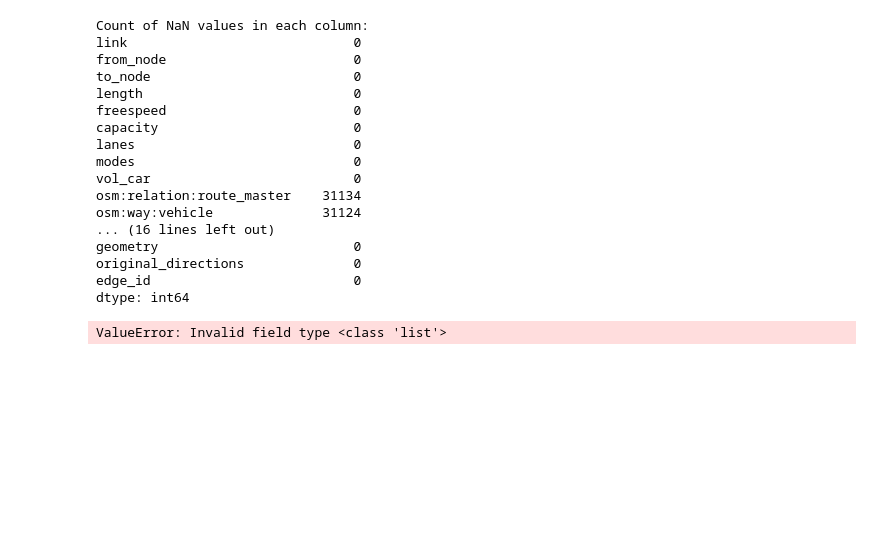
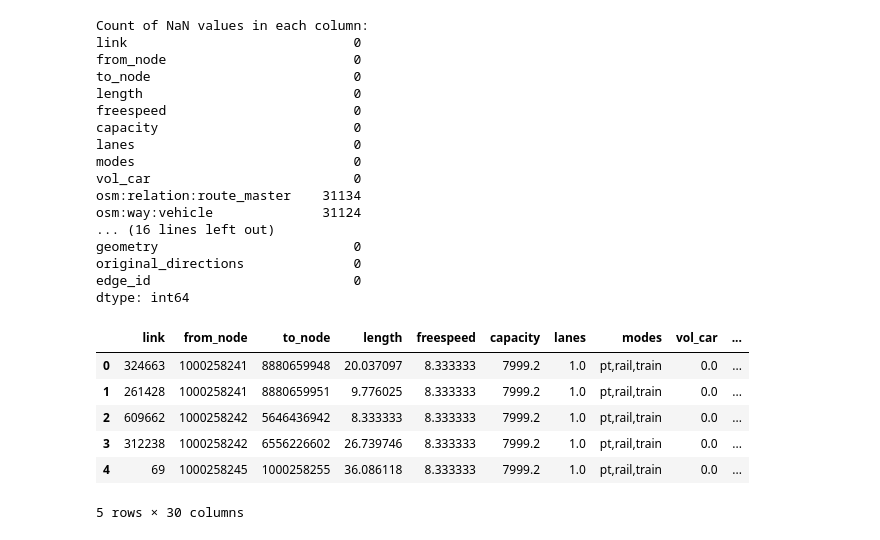
Before and after one commit to enatterer/matsim-ile-de-france, a Jupyter notebook: ile_de_france/src/main/python/process_output_of_simulations/create_base_links_pop_1pm.ipynb, the cells around one changed output. Cells and saved outputs as stored; diff of their text form; code cells hidden in the pictures; blank space fills up the shorter version.

```diff
--- a/ile_de_france/src/main/python/process_output_of_simulations/create_base_links_pop_1pm.ipynb
+++ b/ile_de_france/src/main/python/process_output_of_simulations/create_base_links_pop_1pm.ipynb
@@ -326,13 +306,23 @@ geometry                         0
 original_directions              0
 edge_id                          0
 dtype: int64
+# %%
+links_without_duplicates.head()
+# %% [output]
+|  | link | from_node | to_node | length | freespeed | capacity | lanes | modes | vol_car | ... |
+| 0 | 324663 | 1000258241 | 8880659948 | 20.037097 | 8.333333 | 7999.2 | 1.0 | pt,rail,train | 0.0 | ... |
+| 1 | 261428 | 1000258241 | 8880659951 | 9.776025 | 8.333333 | 7999.2 | 1.0 | pt,rail,train | 0.0 | ... |
+| 2 | 609662 | 1000258242 | 5646436942 | 8.333333 | 8.333333 | 7999.2 | 1.0 | pt,rail,train | 0.0 | ... |
+| 3 | 312238 | 1000258242 | 6556226602 | 26.739746 | 8.333333 | 7999.2 | 1.0 | pt,rail,train | 0.0 | ... |
+| 4 | 69 | 1000258245 | 1000258255 | 36.086118 | 8.333333 | 7999.2 | 1.0 | pt,rail,train | 0.0 | ... |
+5 rows × 30 columns
 # %%
 gdf_to_save = links_without_duplicates.copy()
 columns_to_drop = [col for col in gdf_to_save.columns if col.startswith('osm:')]
+columns_to_drop.append('original_directions')
 gdf_to_save.drop(columns=columns_to_drop, inplace=True)
+gdf_to_save = gdf_to_save.set_crs("EPSG:4326", allow_override=True)
 gdf_to_save.to_file(result_path_basecase_mean, driver='GeoJSON')
-# %% [output]
-ValueError: Invalid field type <class 'list'>
 # %%
 # Calculate average travel time and routed distance per mode across all seeds
 def calculate_avg_mode_stats(single_mode_stats_list:list):
```
Also changed, not shown: parts of 2 cells of this notebook.
